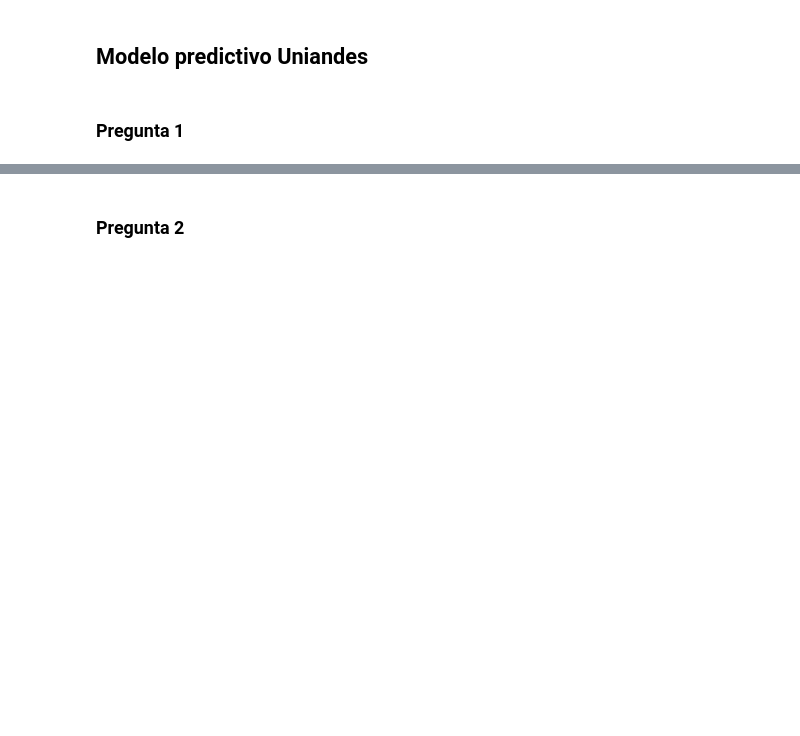
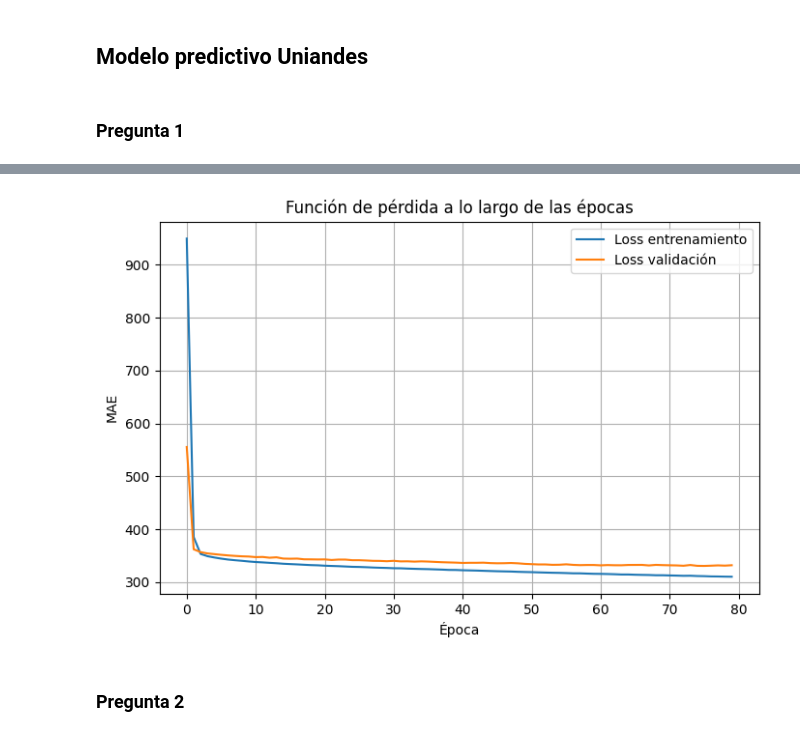
Before and after one commit to NathaMore/Proyecto2-ACTD, a Jupyter notebook: Modelo predictivo Uniandes/Airbnb_CDMX p1.ipynb, the cells around one changed output, grey strips where cells are left out. Drawn from its saved outputs; the diff is of its cells as text; code cells hidden in the pictures; blank space fills up the shorter version.

```diff
--- a/Modelo predictivo Uniandes/Airbnb_CDMX p1.ipynb
+++ b/Modelo predictivo Uniandes/Airbnb_CDMX p1.ipynb
@@ -775,3 +772,17 @@ Mejor modelo: NN_relu_128x64_lento con MAE = 328.46
+# %%
+import matplotlib.pyplot as plt
+
+plt.figure(figsize=(8, 5))
+plt.plot(mejor_history.history['loss'], label='Loss entrenamiento')
+plt.plot(mejor_history.history['val_loss'], label='Loss validación')
+plt.title("Función de pérdida a lo largo de las épocas")
+plt.xlabel("Época")
+plt.ylabel("MAE")
+plt.legend()
+plt.grid(True)
+plt.show()
+# %% [output]
+[figure, added]
 # %% [markdown]
 ### Pregunta 2
 # %%
```
Also changed, not shown: parts of 5 cells of this notebook.
